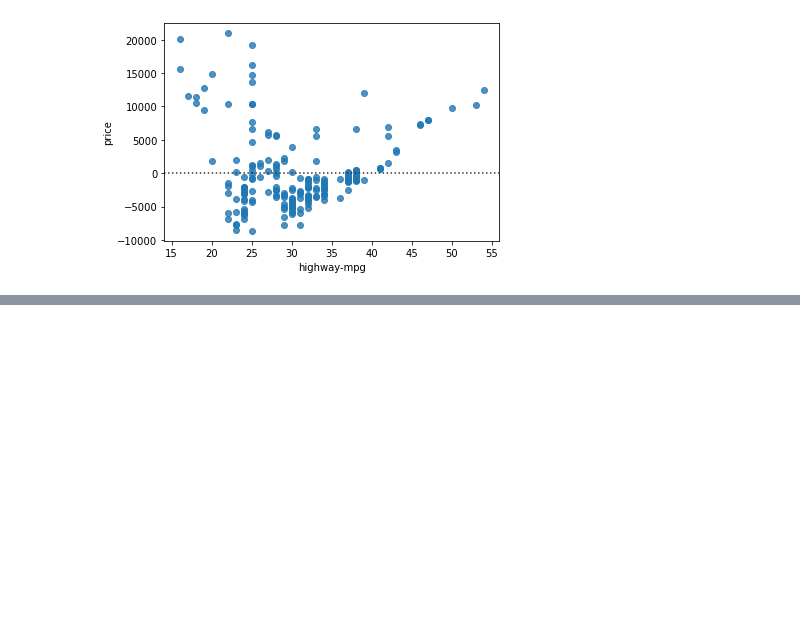
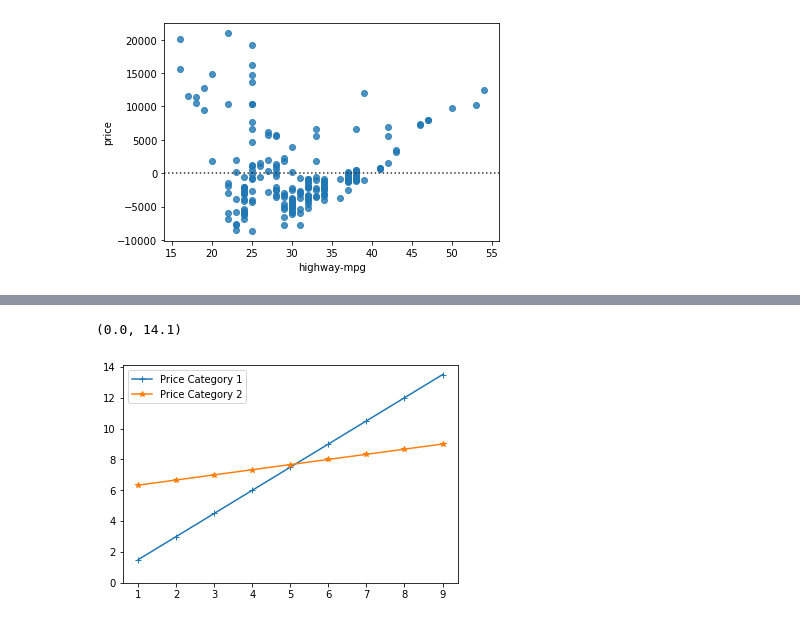
Before and after one commit to manimanis/DA0101EN, a Jupyter notebook: labs/anova.ipynb, the cells around one changed output, grey strips where cells are left out. Saved outputs shown, nothing was run; the diff lists cells and outputs as text; code cells hidden in the pictures; blank space fills up the shorter version.

```diff
--- a/labs/anova.ipynb
+++ b/labs/anova.ipynb
@@ -191,0 +192,11 @@ sns.residplot(x=x1, y=y1)
+# %%
+x = np.arange(1, 10)
+y = 1.5 * x
+y1 = x / 3 + 6
+plt.plot(x, y, marker="+", label="Price Category 1")
+plt.plot(x, y1, marker="*", label="Price Category 2")
+plt.legend()
+plt.ylim(0)
+# %% [output]
+(0.0, 14.1)
+[figure, added]
```
Also changed, not shown: parts of 26 cells of this notebook, 14 other files.
